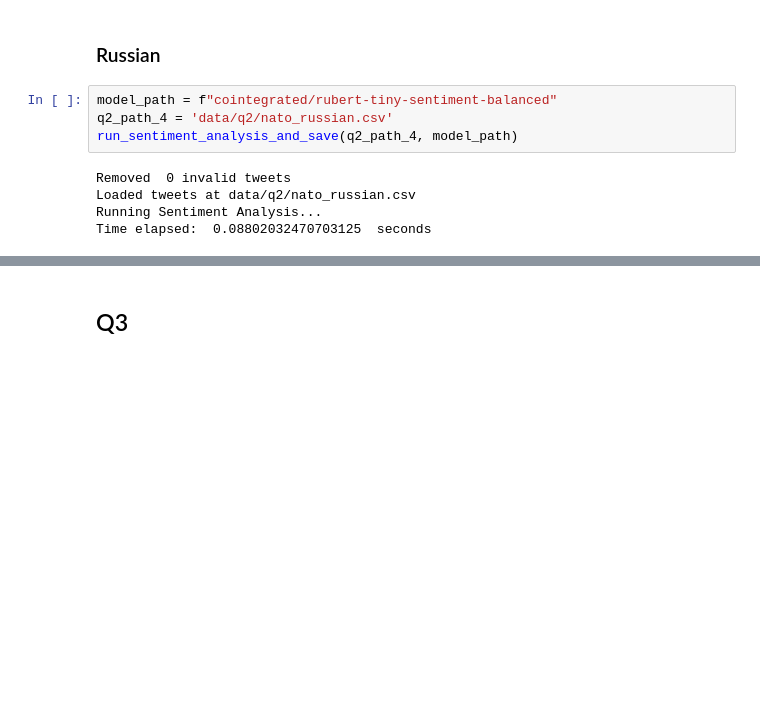
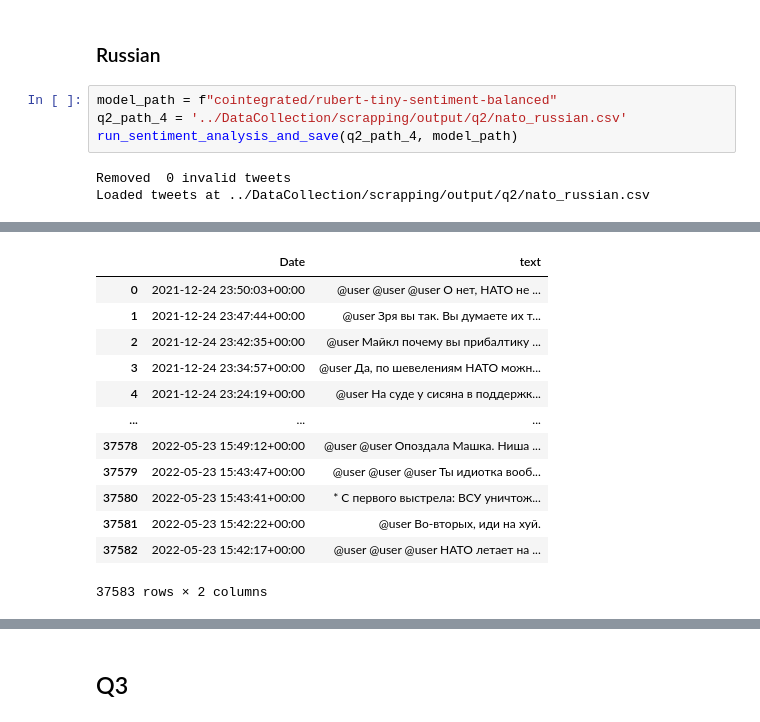
Before and after one commit to Bensas/UkraineConflictOnTwitter, a Jupyter notebook: SentimentAnalysis/TwitterSentimentAnalysis.ipynb, the cells around one changed output, grey strips where cells are left out. Drawn from its saved outputs; the diff is of its cells as text; blank space fills up the shorter version.

Commit message:
Processed all new data and placed it in correct folders

```diff
--- a/SentimentAnalysis/TwitterSentimentAnalysis.ipynb
+++ b/SentimentAnalysis/TwitterSentimentAnalysis.ipynb
@@ -144,10 +185,8 @@ Time elapsed:  1356.382895231247  seconds
 ### Russian
 # %%
 model_path = f"cointegrated/rubert-tiny-sentiment-balanced"
-q2_path_4 = 'data/q2/nato_russian.csv'
+q2_path_4 = '../DataCollection/scrapping/output/q2/nato_russian.csv'
 run_sentiment_analysis_and_save(q2_path_4, model_path)
 # %% [output]
 Removed  0 invalid tweets
-Loaded tweets at data/q2/nato_russian.csv
-Running Sentiment Analysis...
-Time elapsed:  0.08802032470703125  seconds
+Loaded tweets at ../DataCollection/scrapping/output/q2/nato_russian.csv
@@ -154 +195,14 @@ Time elapsed:  0.08802032470703125  seconds
+|  | Date | text |
+| 0 | 2021-12-24 23:50:03+00:00 | @user @user @user О нет, НАТО не ... |
+| 1 | 2021-12-24 23:47:44+00:00 | @user Зря вы так. Вы думаете их т... |
+| 2 | 2021-12-24 23:42:35+00:00 | @user Майкл почему вы прибалтику ... |
+| 3 | 2021-12-24 23:34:57+00:00 | @user Да, по шевелениям НАТО можн... |
+| 4 | 2021-12-24 23:24:19+00:00 | @user На суде у сисяна в поддержк... |
+| ... | ... | ... |
+| 37578 | 2022-05-23 15:49:12+00:00 | @user @user Опоздала Машка. Ниша ... |
+| 37579 | 2022-05-23 15:43:47+00:00 | @user @user @user Ты идиотка вооб... |
+| 37580 | 2022-05-23 15:43:41+00:00 | * С первого выстрела: ВСУ уничтож... |
+| 37581 | 2022-05-23 15:42:22+00:00 | @user Во-вторых, иди на хуй. |
+| 37582 | 2022-05-23 15:42:17+00:00 | @user @user @user НАТО летает на ... |
+37583 rows × 2 columns
 # %%
```
Also changed, not shown: parts of 6 cells of this notebook, 21 other files.
